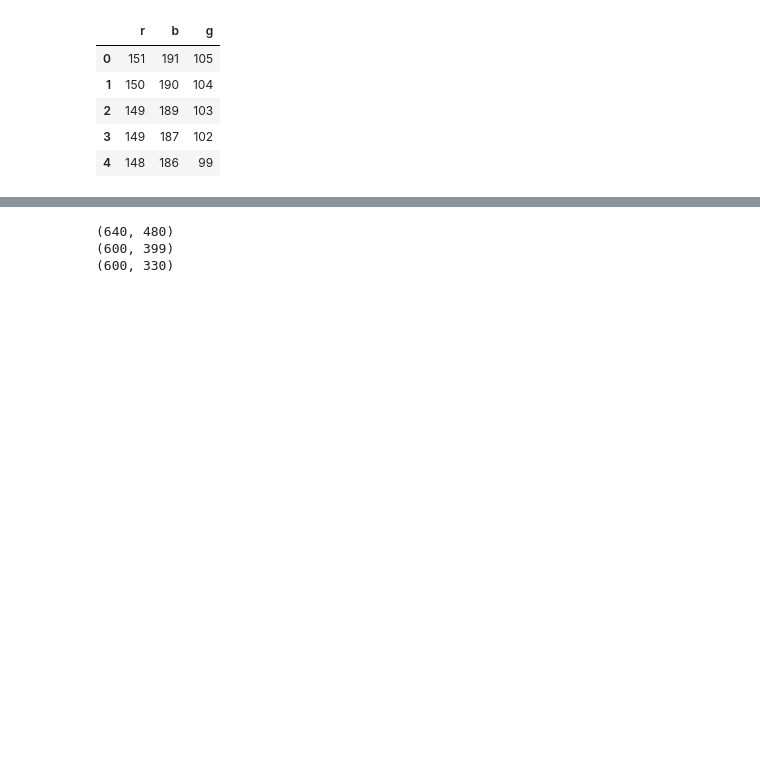
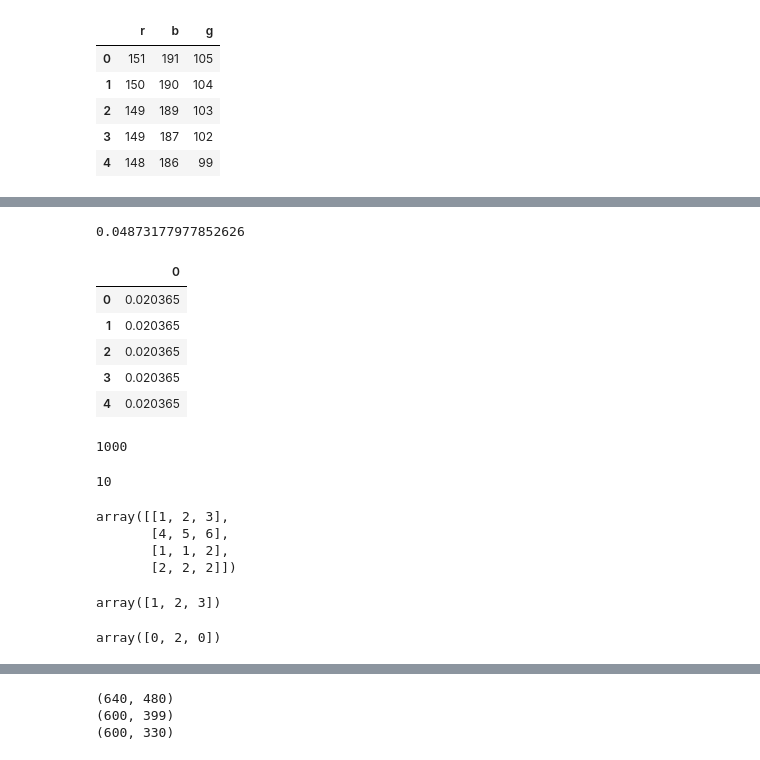
Before and after one commit to EloiseRosen/HW7, a Jupyter notebook: hw7_problem2.ipynb, the cells around one changed output, grey strips where cells are left out. Drawn from its saved outputs; the diff is of its cells as text; code cells hidden in the pictures; blank space fills up the shorter version.

```diff
--- a/hw7_problem2.ipynb
+++ b/hw7_problem2.ipynb
@@ -54,6 +54,8 @@ df.head()
 | 2 | 149 | 189 | 103 |
 | 3 | 149 | 187 | 102 |
 | 4 | 148 | 186 | 99 |
+# %%
+df = df.head(1000)
 # %%
 df.info()
 # %% [output]
@@ -233,0 +137,72 @@ df1.subtract(df2, fill_value=0)
+# %%
+pi[0]
+# %% [output]
+0.04873177977852626
+# %%
+x_i_minus_mu_j_list = [0] * num_segments # this will be a list of dataframes
+# there are j spots in this list
+
+numerator_list = [0] * num_segments
+
+# go through all the j values, calculating x_i - mu_j for each
+for j in range(0, num_segments):
+    # x_i minus mu_j. doing for all the i's at once, but only 1 j at a time
+    x_i_minus_mu_j_list[j] = df - mu[j]
+
+    # this is (x_i - m_j)T * (x_i - m_j)
+    whole_x_i_minus_mu_j_part = np.diagonal(np.asarray(x_i_minus_mu_j_list[0]).astype('float128') *
+    np.matrix(np.asarray(x_i_minus_mu_j_list[0]).astype('float128')).T)
+
+    # TODO "overflow encountered in exp"
+    numerator_list[j] = np.exp(-.5 * whole_x_i_minus_mu_j_part) * pi[j]
+# %%
+# denominator needs to be calculated only once, because it sums over all the j's
+denom = np.copy(numerator_list[0])
+for j in range(1, num_segments):
+    denom = denom + numerator_list[j]
+
+# TODO sometimes denom is 0, which gives div error? Is that expected?
+denom[denom == 0] = .00000001
+# %%
+wij_list = [0] * num_segments
+for j in range(0, num_segments):
+    wij_list[j] = numerator_list[j] / denom
+# %%
+pd.DataFrame(wij_list[0]).head()
+# %% [output]
+|  | 0 |
+| 0 | 0.020365 |
+| 1 | 0.020365 |
+| 2 | 0.020365 |
+| 3 | 0.020365 |
+| 4 | 0.020365 |
+# %%
+len(wij_list[0])
+# %% [output]
+1000
+# %%
+len(wij_list)
+# %% [output]
+10
+# %%
+a = np.array([1,2,3])
+b = np.array([4,5,6])
+c = np.array([1,1,2])
+d = np.array([2,2,2])
+four_pixels = np.vstack((a,b,c,d))
+four_pixels
+# %% [output]
+array([[1, 2, 3],
+       [4, 5, 6],
+       [1, 1, 2],
+       [2, 2, 2]])
+# %%
+one_pixel = np.array([1,2,3])
+one_pixel
+# %% [output]
+array([1, 2, 3])
+# %%
+mu = np.array([0,2,0])
+mu
+# %% [output]
+array([0, 2, 0])
```
Also changed, not shown: parts of 32 cells of this notebook.
